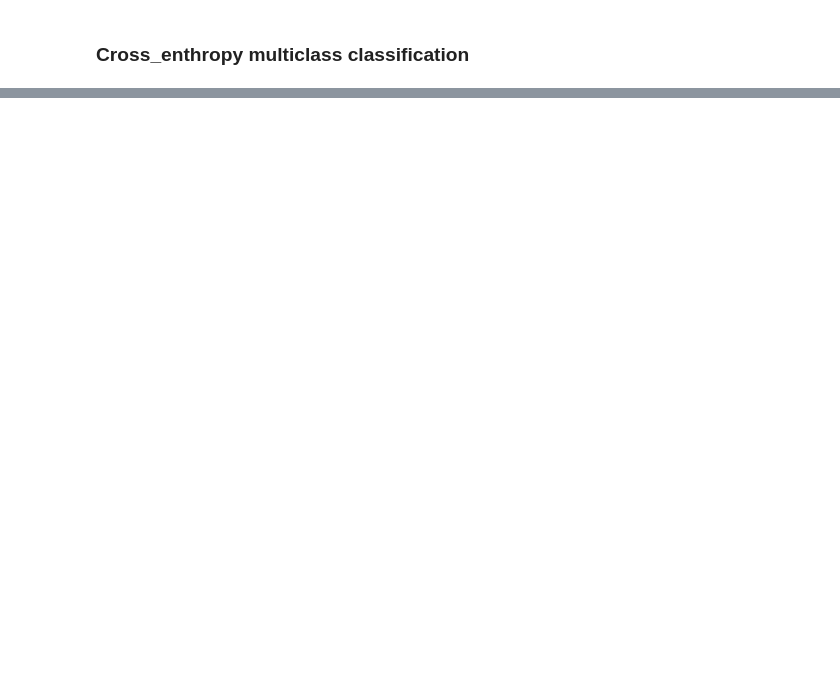
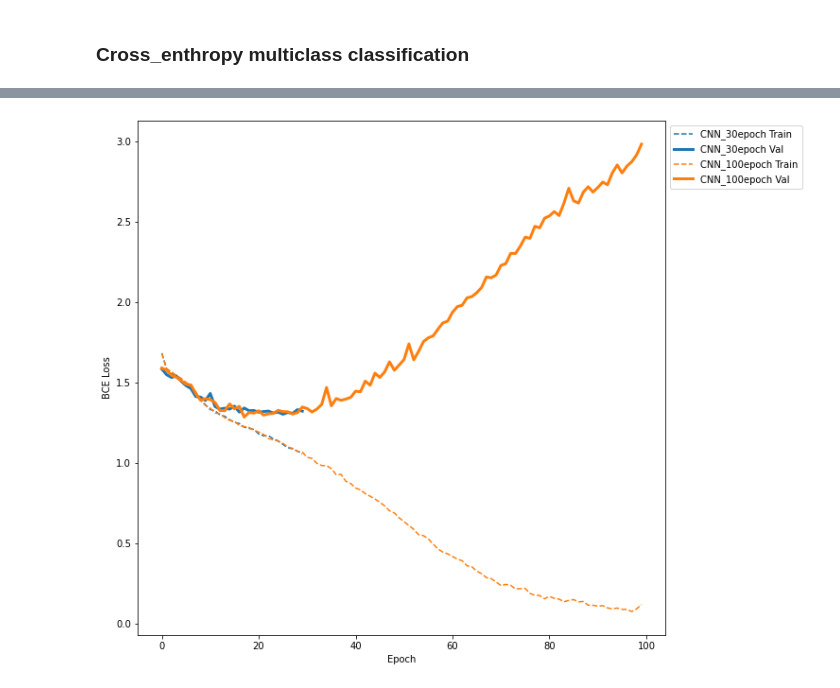
Before and after one commit to Ni-oS/GAN-bacteries, a Jupyter notebook: biN.ipynb, the cells around one changed output, grey strips where cells are left out. Cells and saved outputs as stored; diff of their text form; code cells hidden in the pictures; blank space fills up the shorter version.

```diff
--- a/biN.ipynb
+++ b/biN.ipynb
@@ -986,0 +892,16 @@ graph_roc_multiclass(test_quick,"small_cnn_test",n_classes = 7)
+# %%
+# снова объявим модель
+model100 = Small_CNN(seq_len)
+device = torch.device("cuda" if torch.cuda.is_available() else "cpu")
+model100 = model100.to(device)
+
+# выбираем функцию потерь
+loss_fn = torch.nn.CrossEntropyLoss()
+
+# выбираем алгоритм оптимизации и learning_rate.
+# вы можете экспериментировать с разными значениями learning_rate
+learning_rate = 1e-3
+optimizer = torch.optim.AdamW(model100.parameters(), weight_decay = 0.1, lr=learning_rate)
+# %%
+# запустим обучение модели для 100 эпох
+cnn_train_losses100, cnn_val_losses100 = train(model100, train_dl, val_dl, loss_fn, optimizer, n_epoch=100)
@@ -986,0 +926,5 @@ graph_roc_multiclass(test_quick,"small_cnn_test",n_classes = 7)
+# %%
+cnn_data_label100 = (cnn_train_losses100, cnn_val_losses100,"CNN_100epoch")
+quick_loss_plot([cnn_data_label, cnn_data_label100])
+# %% [output]
+[figure, added]
```
Also changed, not shown: parts of 37 cells of this notebook.
